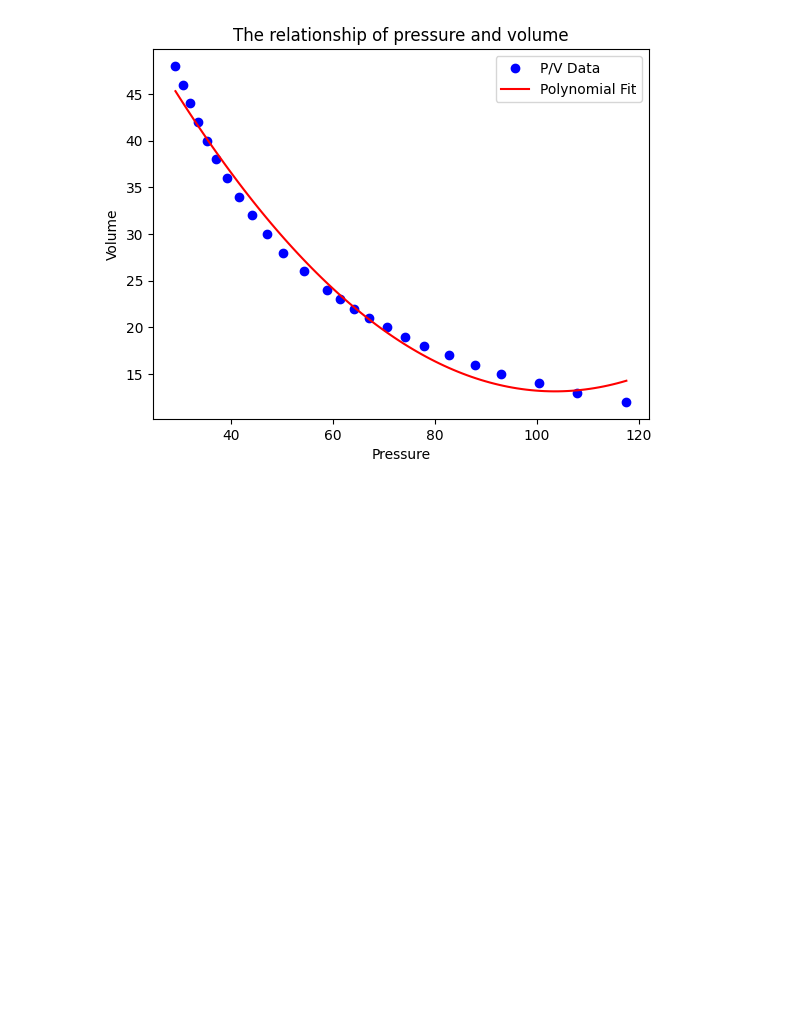
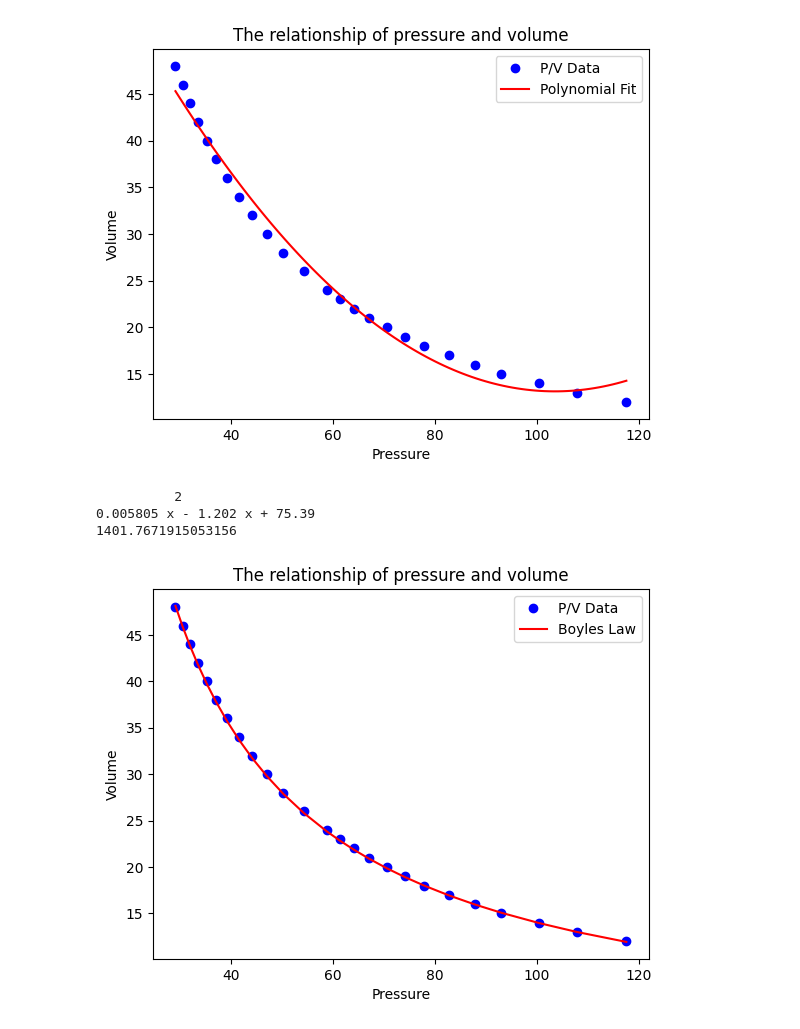
Before and after one commit to Slow-Bo/chem-4050-5050, a Jupyter notebook: homework-1-1.ipynb, the cells around one changed output. Cells and saved outputs as stored; diff of their text form; code cells hidden in the pictures; blank space fills up the shorter version.

```diff
--- a/homework-1-1.ipynb
+++ b/homework-1-1.ipynb
@@ -73,3 +73,27 @@ plt.title('The relationship of pressure and volume')
 plt.show()
 # %% [output]
 [figure]
+# %%
+
+#Writes down the equation for the polynomial
+print(poly)
+#according to Boyle's law, y = some constant/x if the gas is ideal, to test this we can create an array of the input times the output of the polynomial
+Boyle_Array = x_fit * y_fit
+#by pluging these numbers into boyle's law we should get an approximation of the constant
+Boyle_Avg = np.average(Boyle_Array)
+print(Boyle_Avg)
+#If the gas follows boyle's law the curve Y=1402/X should allign with the data I will produce a graph to test
+y_Boyle = Boyle_Avg/x
+plt.plot(x, y, linestyle = '',marker='o', color='blue', label='P/V Data')
+plt.plot(x, y_Boyle, linestyle = '-', color='red', label= 'Boyles Law')
+plt.xlabel('Pressure')
+plt.ylabel('Volume')
+plt.legend()
+plt.title('The relationship of pressure and volume')
+plt.show()
+#Based on the graph the Gas does appear to follow Boyle's Law and the constant is ~1402
+# %% [output]
+          2
+0.005805 x - 1.202 x + 75.39
+1401.7671915053156
+[figure, added]
```
